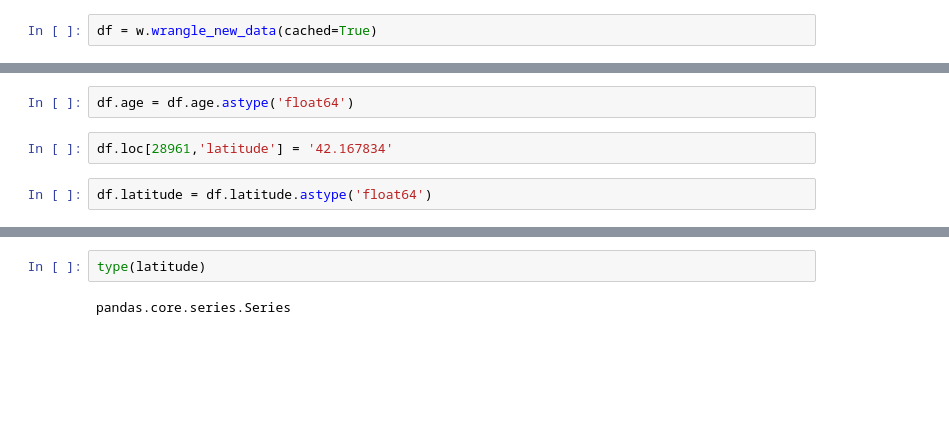
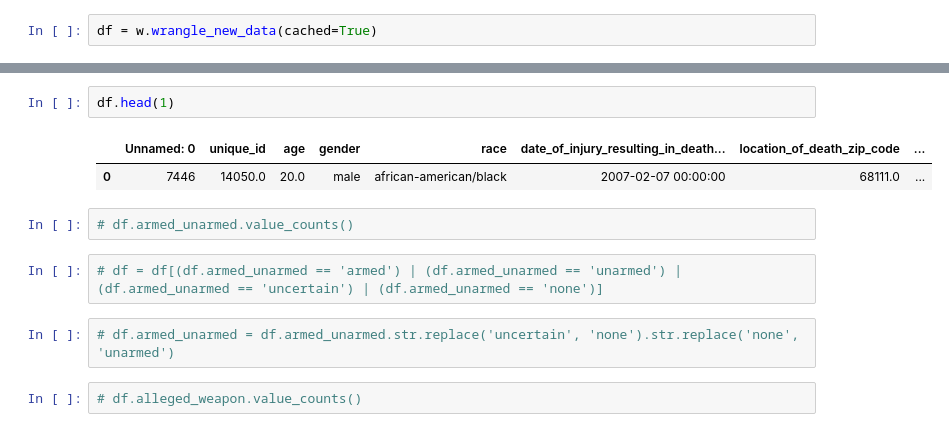
Before and after one commit to MG-Squared/americas_blues, a Jupyter notebook: new_data.ipynb, the cells around one changed output, grey strips where cells are left out. Cells and saved outputs as stored; diff of their text form; blank space fills up the shorter version.

```diff
--- a/new_data.ipynb
+++ b/new_data.ipynb
@@ -48,6 +105,0 @@ df.head(1)
-# %%
-df.age = df.age.astype('float64')
-# %%
-df.loc[28961,'latitude'] = '42.167834'
-# %%
-df.latitude = df.latitude.astype('float64')
@@ -65,4 +106,13 @@ SyntaxError: 'return' outside function (<ipython-input-60-f1db629b3208>, line 8)
-# %%
-type(latitude)
-# %% [output]
-pandas.core.series.Series
+# %%
+df.head(1)
+# %% [output]
+|  | Unnamed: 0 | unique_id | age | gender | race | date_of_injury_resulting_in_death... | location_of_death_zip_code | ... |
+| 0 | 7446 | 14050.0 | 20.0 | male | african-american/black | 2007-02-07 00:00:00 | 68111.0 | ... |
+# %%
+# df.armed_unarmed.value_counts()
+# %%
+# df = df[(df.armed_unarmed == 'armed') | (df.armed_unarmed == 'unarmed') | (df.armed_unarmed == 'uncertain') | (df.armed_unarmed == 'none')]
+# %%
+# df.armed_unarmed = df.armed_unarmed.str.replace('uncertain', 'none').str.replace('none', 'unarmed')
+# %%
+# df.alleged_weapon.value_counts()
```
Also changed, not shown: parts of 25 cells of this notebook, 4 other files.
